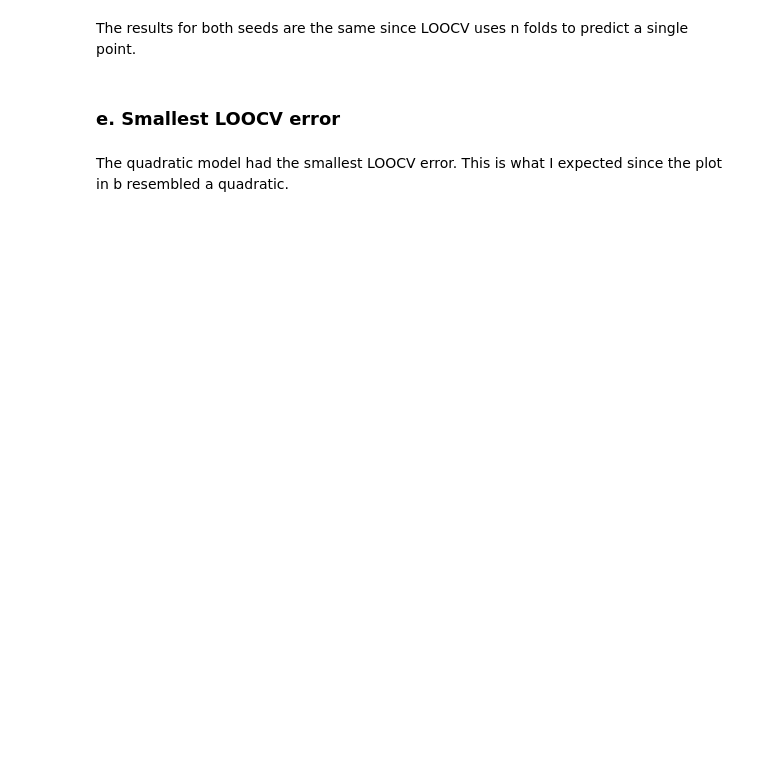
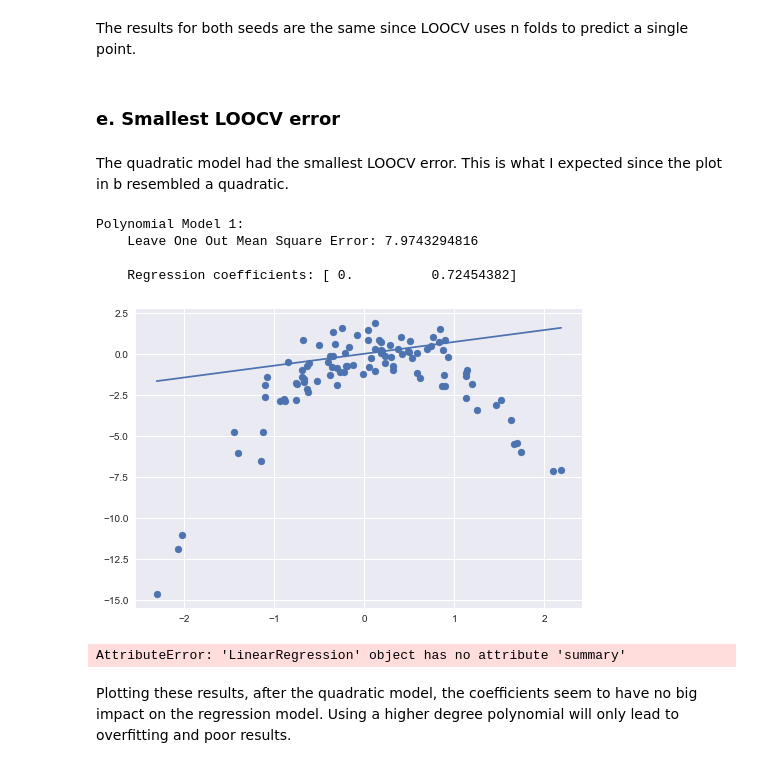
Before and after one commit to carolineeeyao/DSLAB, a Jupyter notebook: Lab5/Lab5.ipynb, the cells around one changed output. Drawn from its saved outputs; the diff is of its cells as text; code cells hidden in the pictures; blank space fills up the shorter version.

```diff
--- a/Lab5/Lab5.ipynb
+++ b/Lab5/Lab5.ipynb
@@ -386,7 +521,7 @@ for deg in p_order:
     loo = skl_ms.LeaveOneOut()
     regr = skl_lm.LinearRegression()
     poly = PolynomialFeatures(deg)
-    x_poly = poly.fit_transform(df.x.reshape(-1,1))
+    x_poly = poly.fit_transform(data.x.reshape(-1,1))
     score = skl_ms.cross_val_score(regr, x_poly, y, cv=loo, scoring='neg_mean_squared_error').mean()
     print('Polynomial Model {}:'.format(deg))
     print('    Leave One Out Mean Square Error: {}\n'.format(score*-1))
@@ -411,7 +546,7 @@ for deg in p_order:
     loo = skl_ms.LeaveOneOut()
     regr = skl_lm.LinearRegression()
     poly = PolynomialFeatures(deg)
-    x_poly = poly.fit_transform(df.x.reshape(-1,1))
+    x_poly = poly.fit_transform(data.x.reshape(-1,1))
     score = skl_ms.cross_val_score(regr, x_poly, y, cv=loo, scoring='neg_mean_squared_error').mean()
     print('Polynomial Model {}:'.format(deg))
     print('    Leave One Out Mean Square Error: {}\n'.format(score*-1))
@@ -433,3 +568,26 @@ The results for both seeds are the same since LOOCV uses n folds to predict a si
 ### e. Smallest LOOCV error
 # %% [markdown]
 The quadratic model had the smallest LOOCV error. This is what I expected since the plot in b resembled a quadratic.
+# %%
+for deg in p_order:
+    loo = skl_ms.LeaveOneOut()
+    regr = skl_lm.LinearRegression()
+    poly = PolynomialFeatures(deg)
+    x_poly = poly.fit_transform(data.x.reshape(-1,1))
+    score = skl_ms.cross_val_score(regr, x_poly, y, cv=loo, scoring='neg_mean_squared_error').mean()
+    regr.fit(x_poly,y)
+    print('Polynomial Model {}:'.format(deg))
+    print('    Leave One Out Mean Square Error: {}\n'.format(score*-1))
+    print('    Regression coefficients: {}\n'.format(regr.coef_))
+    plt.scatter(x,y)
+    plt.plot(np.unique(x),np.poly1d(regr.coef_[::-1])(np.unique(x)))
+    plt.show()
+# %% [output]
+Polynomial Model 1:
+    Leave One Out Mean Square Error: 7.9743294816
+
+    Regression coefficients: [ 0.          0.72454382]
+[figure, added]
+AttributeError: 'LinearRegression' object has no attribute 'summary'
+# %% [markdown]
+Plotting these results, after the quadratic model, the coefficients seem to have no big impact on the regression model. Using a higher degree polynomial will only lead to overfitting and poor results.
```
Also changed, not shown: parts of 50 cells of this notebook.
